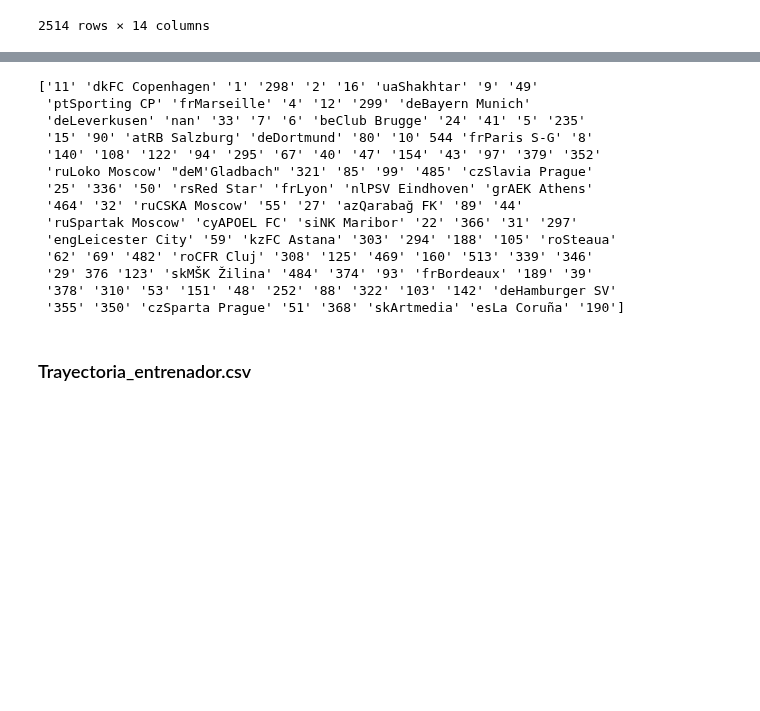
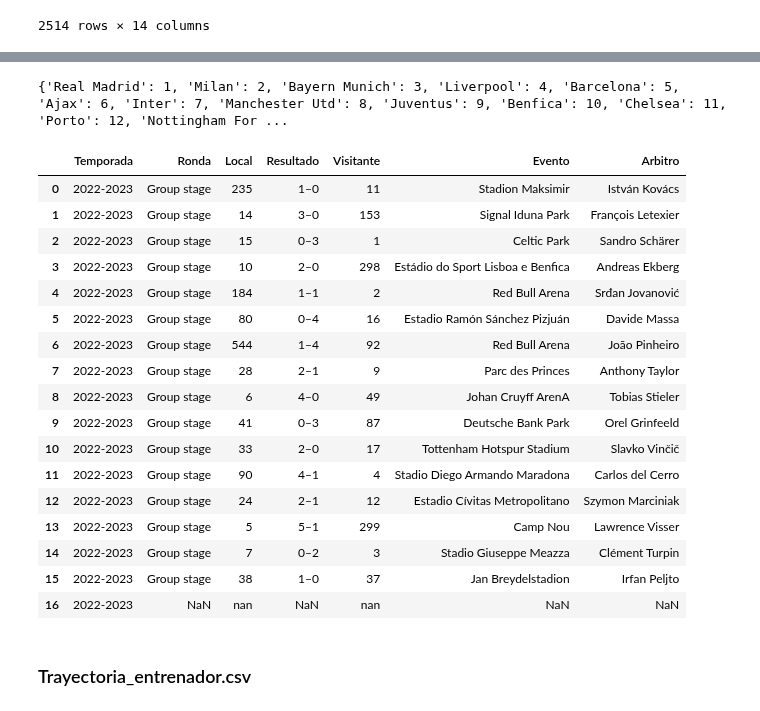
Before and after one commit to crltsnch/Champions_23-24, a Jupyter notebook: preparacion.ipynb, the cells around one changed output, grey strips where cells are left out. Saved outputs shown, nothing was run; the diff lists cells and outputs as text; code cells hidden in the pictures; blank space fills up the shorter version.

```diff
--- a/preparacion.ipynb
+++ b/preparacion.ipynb
@@ -164,45 +164,67 @@ df3.head(17)
 # %%
 #Id para los equipos
 # Función para obtener el ID del equipo
 from difflib import get_close_matches
 
+#Para que coincidan los nombres de los equipos con el diccionario
+claves_cambiadas = {'Borussia Dortmund': 'Dortmund', 'Deportivo de La Coruña': 'La Coruña', 'København': 'FC Copenhagen',
+                    'Sporting de Portugal': 'Sporting CP', 'Olympique de Marseille': 'Marseille', 'Olympique Lyonnais': 'Lyon',
+                    'Bayern München': 'Bayern Munich', 'Bayer Leverkusen': 'Leverkusen', 'Brugge': 'Club Brugge',
+                    'Red Bull Salzburg': 'RB Salzburg', 'PSG': 'Paris S-G', 'Lokomotiv Moskva': 'Loko Moscow',
+                    'Borussia Mönchengladbach': "M'Gladbach", 'Slavia Praha': 'Slavia Prague', 'Crvena Zvezda': 'Red Star',
+                    'PSV': 'PSV Eindhoven', 'AEK': 'AEK Athens', 'CSKA Moskva': 'CSKA Moscow', 'Qarabağ': 'Qarabağ FK',
+                    'Spartak Moskva': 'Spartak Moscow', 'APOEL': 'APOEL FC', 'Maribor': 'NK Maribor', 'Leicester': 'Leicester City',
+                    'Astana': 'FC Astana', 'FCSB': 'Steaua', 'Cluj': 'CFR Cluj', 'Žilina': 'MŠK Žilina',
+                    'Girondins de Bordeaux': 'Bordeaux', 'Hamburger': 'Hamburger SV', 'Sparta Praha': 'Sparta Prague',
+                    'Petržalka': 'Artmedia', 'Manchester United': 'Manchester Utd', 'Shakhtar Donetsk': 'Shakhtar'}
+
+# Crear un nuevo diccionario combinando ambos
+nuevo_dic = {claves_cambiadas.get(k, k): v for k, v in diccionario_equipos.items()}
+print(nuevo_dic)
+
 def obtener_id_equipo(nombre_equipo):
     # Buscar coincidencia exacta
-    if nombre_equipo in diccionario_equipos:
-        return diccionario_equipos[nombre_equipo]
+    if nombre_equipo in nuevo_dic:
+        return nuevo_dic[nombre_equipo]
 
     # Buscar coincidencias cercanas
-    matches = get_close_matches(nombre_equipo, diccionario_equipos.keys(), n=1, cutoff=0.8)
+    matches = get_close_matches(nombre_equipo, nuevo_dic.keys(), n=1, cutoff=0.8)
     if matches:
-        return diccionario_equipos[matches[0]]
+        return nuevo_dic[matches[0]]
 
     # Si no hay coincidencia, devolver el nombre original
     return nombre_equipo
 
 df3['Local'] = df3['Local'].astype(str)
 df3['Visitante'] = df3['Visitante'].astype(str)
 
 # Aplicar la función a las columnas 'Local' y 'Visitante'
 df3['Local'] = df3['Local'].apply(obtener_id_equipo)
 df3['Visitante'] = df3['Visitante'].apply(obtener_id_equipo)
 
+
 # Imprimir el DataFrame actualizado
-print(df3['Visitante'].unique())
+df3.head(17)
 # %% [output]
-['11' 'dkFC Copenhagen' '1' '298' '2' '16' 'uaShakhtar' '9' '49'
- 'ptSporting CP' 'frMarseille' '4' '12' '299' 'deBayern Munich'
- 'deLeverkusen' 'nan' '33' '7' '6' 'beClub Brugge' '24' '41' '5' '235'
- '15' '90' 'atRB Salzburg' 'deDortmund' '80' '10' 544 'frParis S-G' '8'
- '140' '108' '122' '94' '295' '67' '40' '47' '154' '43' '97' '379' '352'
- 'ruLoko Moscow' "deM'Gladbach" '321' '85' '99' '485' 'czSlavia Prague'
- '25' '336' '50' 'rsRed Star' 'frLyon' 'nlPSV Eindhoven' 'grAEK Athens'
- '464' '32' 'ruCSKA Moscow' '55' '27' 'azQarabağ FK' '89' '44'
- 'ruSpartak Moscow' 'cyAPOEL FC' 'siNK Maribor' '22' '366' '31' '297'
- 'engLeicester City' '59' 'kzFC Astana' '303' '294' '188' '105' 'roSteaua'
- '62' '69' '482' 'roCFR Cluj' '308' '125' '469' '160' '513' '339' '346'
- '29' 376 '123' 'skMŠK Žilina' '484' '374' '93' 'frBordeaux' '189' '39'
- '378' '310' '53' '151' '48' '252' '88' '322' '103' '142' 'deHamburger SV'
- '355' '350' 'czSparta Prague' '51' '368' 'skArtmedia' 'esLa Coruña' '190']
+{'Real Madrid': 1, 'Milan': 2, 'Bayern Munich': 3, 'Liverpool': 4, 'Barcelona': 5, 'Ajax': 6, 'Inter': 7, 'Manchester Utd': 8, 'Juventus': 9, 'Benfica': 10, 'Chelsea': 11, 'Porto': 12, 'Nottingham For ...
+|  | Temporada | Ronda | Local | Resultado | Visitante | Evento | Arbitro |
+| 0 | 2022-2023 | Group stage | 235 | 1–0 | 11 | Stadion Maksimir | István Kovács |
+| 1 | 2022-2023 | Group stage | 14 | 3–0 | 153 | Signal Iduna Park | François Letexier |
+| 2 | 2022-2023 | Group stage | 15 | 0–3 | 1 | Celtic Park | Sandro Schärer |
+| 3 | 2022-2023 | Group stage | 10 | 2–0 | 298 | Estádio do Sport Lisboa e Benfica | Andreas Ekberg |
+| 4 | 2022-2023 | Group stage | 184 | 1–1 | 2 | Red Bull Arena | Srđan Jovanović |
+| 5 | 2022-2023 | Group stage | 80 | 0–4 | 16 | Estadio Ramón Sánchez Pizjuán | Davide Massa |
+| 6 | 2022-2023 | Group stage | 544 | 1–4 | 92 | Red Bull Arena | João Pinheiro |
+| 7 | 2022-2023 | Group stage | 28 | 2–1 | 9 | Parc des Princes | Anthony Taylor |
+| 8 | 2022-2023 | Group stage | 6 | 4–0 | 49 | Johan Cruyff ArenA | Tobias Stieler |
+| 9 | 2022-2023 | Group stage | 41 | 0–3 | 87 | Deutsche Bank Park | Orel Grinfeeld |
+| 10 | 2022-2023 | Group stage | 33 | 2–0 | 17 | Tottenham Hotspur Stadium | Slavko Vinčič |
+| 11 | 2022-2023 | Group stage | 90 | 4–1 | 4 | Stadio Diego Armando Maradona | Carlos del Cerro |
+| 12 | 2022-2023 | Group stage | 24 | 2–1 | 12 | Estadio Cívitas Metropolitano | Szymon Marciniak |
+| 13 | 2022-2023 | Group stage | 5 | 5–1 | 299 | Camp Nou | Lawrence Visser |
+| 14 | 2022-2023 | Group stage | 7 | 0–2 | 3 | Stadio Giuseppe Meazza | Clément Turpin |
+| 15 | 2022-2023 | Group stage | 38 | 1–0 | 37 | Jan Breydelstadion | Irfan Peljto |
+| 16 | 2022-2023 | NaN | nan | NaN | nan | NaN | NaN |
 # %% [markdown]
 ### Trayectoria_entrenador.csv
 # %% [markdown]
```
